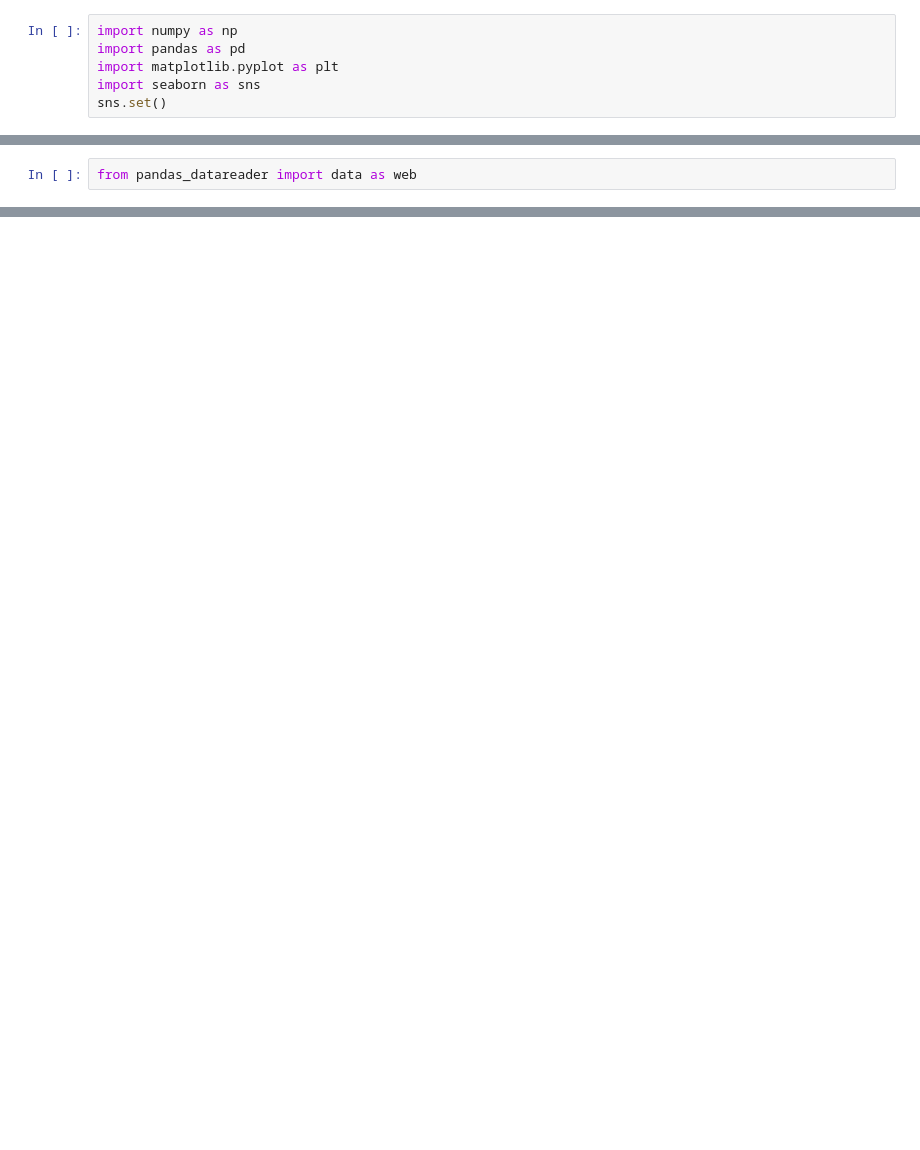
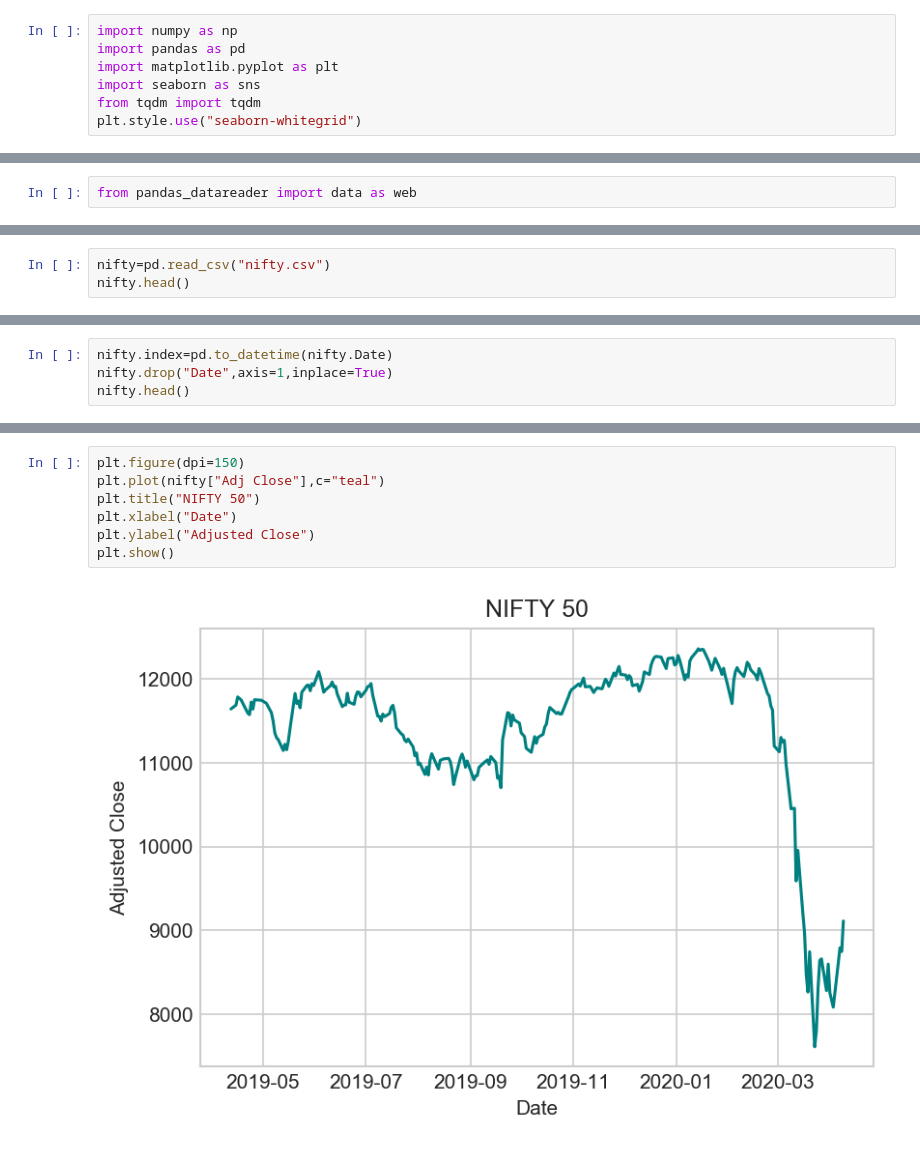
Before and after one commit to BharathC15/NielitChennai, a Jupyter notebook: python/projects/StockMarket/basicStockMarket.ipynb, the cells around one changed output, grey strips where cells are left out. Cells and saved outputs as stored; diff of their text form; blank space fills up the shorter version.

```diff
--- a/python/projects/StockMarket/basicStockMarket.ipynb
+++ b/python/projects/StockMarket/basicStockMarket.ipynb
@@ -3,4 +3,5 @@ import numpy as np
 import pandas as pd
 import matplotlib.pyplot as plt
 import seaborn as sns
-sns.set()
+from tqdm import tqdm
+plt.style.use("seaborn-whitegrid")
@@ -71,0 +25,3 @@ np.timedelta64()
+# %%
+nifty=pd.read_csv("nifty.csv")
+nifty.head()
@@ -71,0 +35,4 @@ np.timedelta64()
+# %%
+nifty.index=pd.to_datetime(nifty.Date)
+nifty.drop("Date",axis=1,inplace=True)
+nifty.head()
@@ -71,0 +61,9 @@ np.timedelta64()
+# %%
+plt.figure(dpi=150)
+plt.plot(nifty["Adj Close"],c="teal")
+plt.title("NIFTY 50")
+plt.xlabel("Date")
+plt.ylabel("Adjusted Close")
+plt.show()
+# %% [output]
+[figure, added]
```
Also changed, not shown: parts of 64 cells of this notebook, 54 other files.
